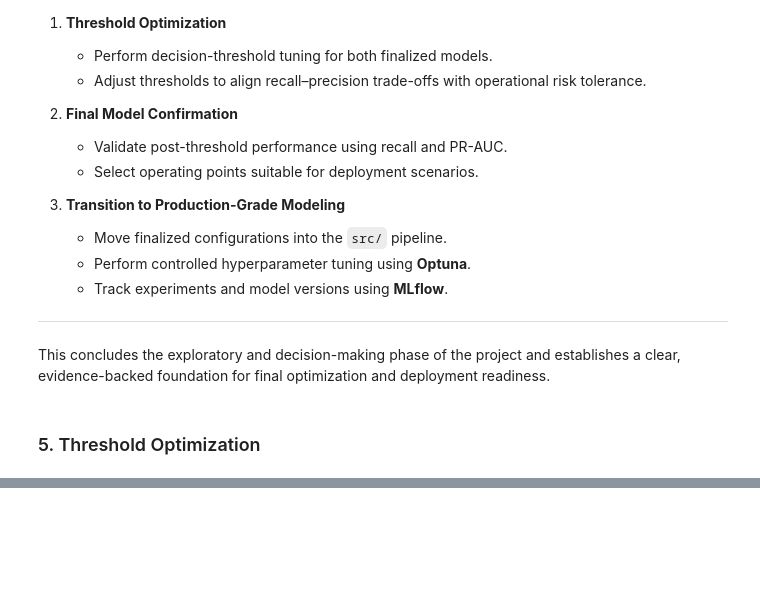
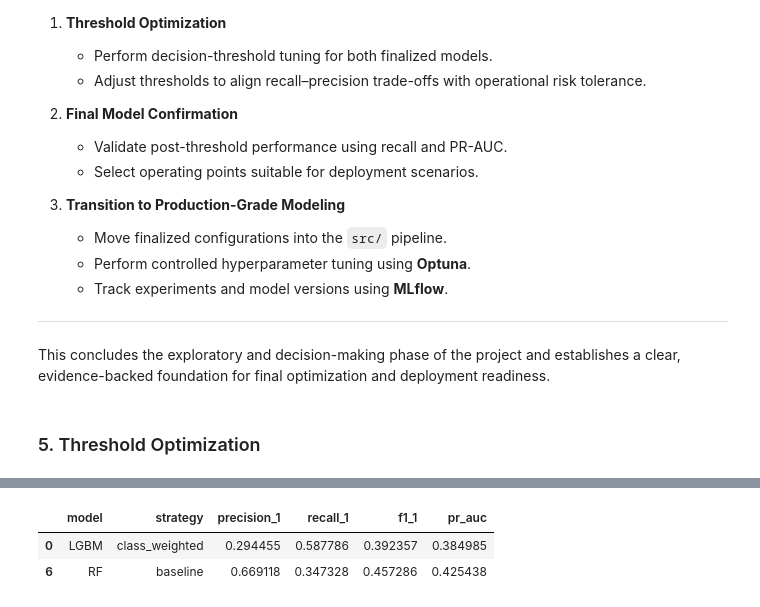
Before and after one commit to ANDUGULA-SAI-KIRAN/predictive-maintenance-end2end, a Jupyter notebook: notebooks/final_modeling.ipynb, the cells around one changed output, grey strips where cells are left out. Saved outputs shown, nothing was run; the diff lists cells and outputs as text; code cells hidden in the pictures; blank space fills up the shorter version.

Commit message:
completed eda, preprocessing and models finalisation with threshold.

```diff
--- a/notebooks/final_modeling.ipynb
+++ b/notebooks/final_modeling.ipynb
@@ -895,0 +897,6 @@ RF_baseline -> Optimal Threshold: 0.40
+# %%
+consolidated_df.iloc[[0,6]]
+# %% [output]
+|  | model | strategy | precision_1 | recall_1 | f1_1 | pr_auc |
+| 0 | LGBM | class_weighted | 0.294455 | 0.587786 | 0.392357 | 0.384985 |
+| 6 | RF | baseline | 0.669118 | 0.347328 | 0.457286 | 0.425438 |
```
Also changed, not shown: parts of 4 cells of this notebook, 1 other file.
